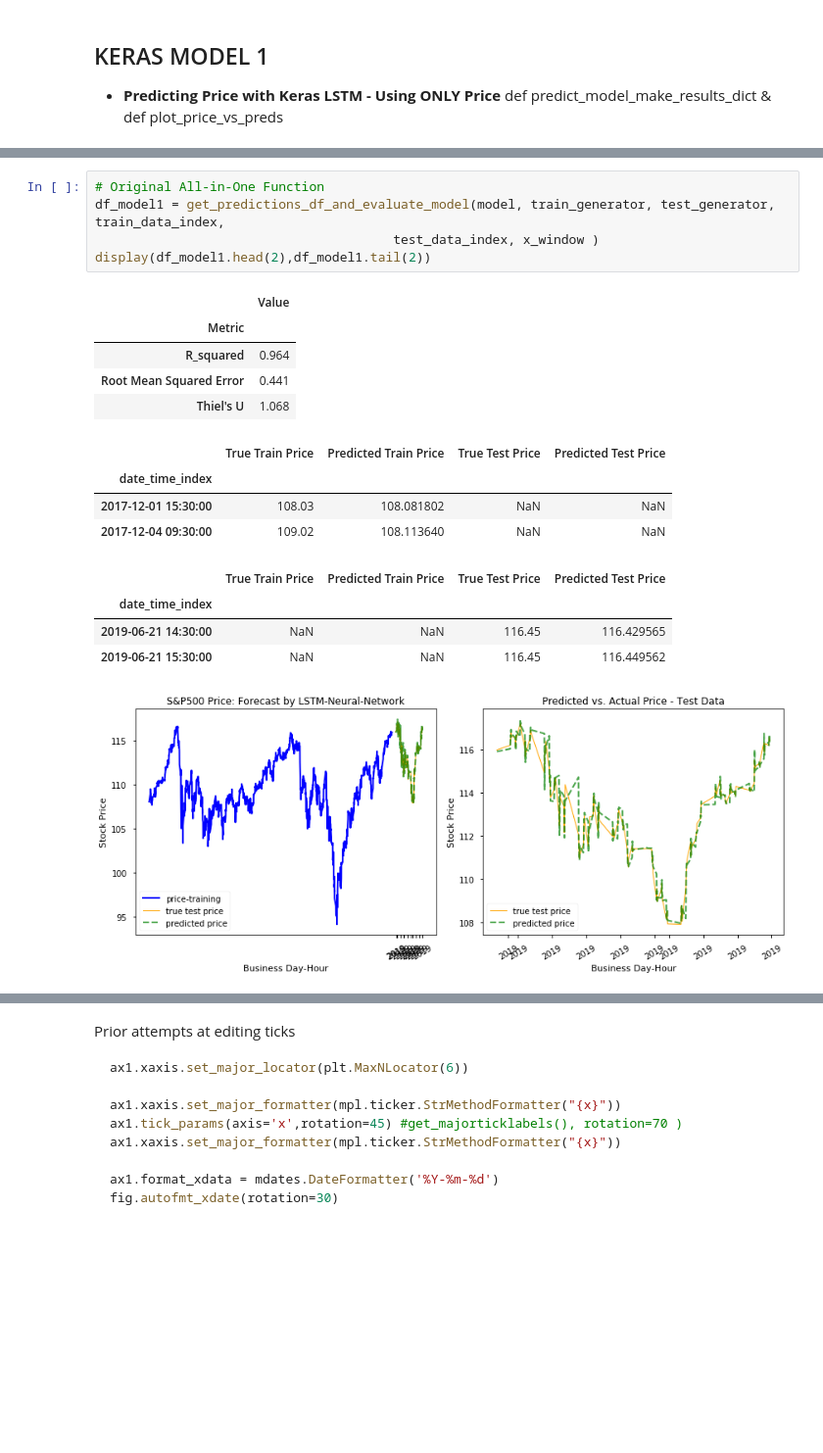
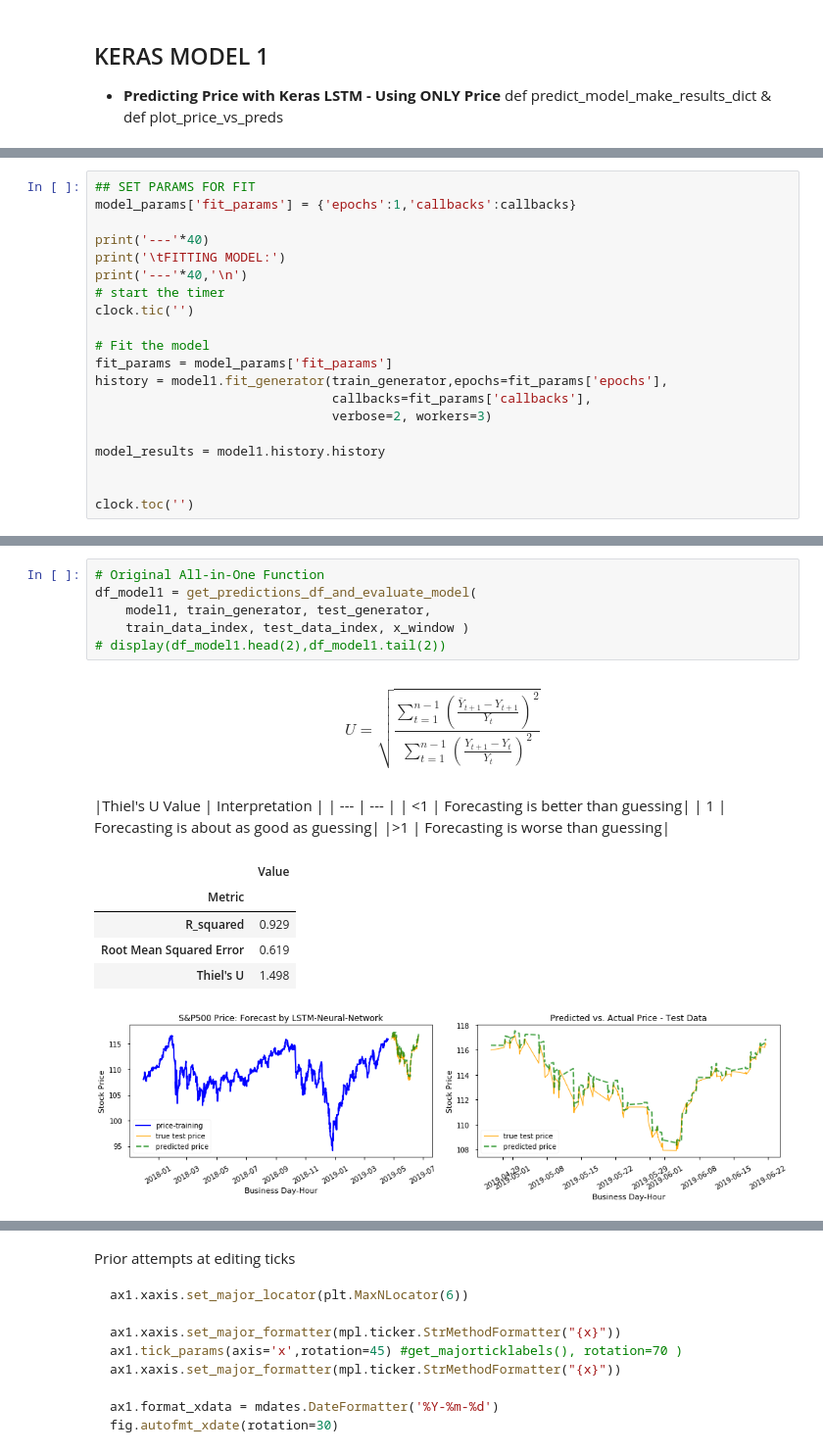
Before and after one commit to jirvingphd/dsc-5-capstone-project-online-ds-ft-021119, a Jupyter notebook: Capstone_Project_Outline_+_Analysis.ipynb, the cells around one changed output, grey strips where cells are left out. Shown at 98% size. Cells and saved outputs as stored; diff of their text form; blank space fills up the shorter version.

```diff
--- a/Capstone_Project_Outline_+_Analysis.ipynb
+++ b/Capstone_Project_Outline_+_Analysis.ipynb
@@ -822,3 +752,23 @@ Trainable params: 30,651
 Non-trainable params: 0
 _________________________________________________________________
 None
+# %%
+## SET PARAMS FOR FIT
+model_params['fit_params'] = {'epochs':1,'callbacks':callbacks}
+
+print('---'*40)
+print('\tFITTING MODEL:')
+print('---'*40,'\n')
+# start the timer
+clock.tic('')
+
+# Fit the model
+fit_params = model_params['fit_params']
+history = model1.fit_generator(train_generator,epochs=fit_params['epochs'],
+                               callbacks=fit_params['callbacks'],
+                               verbose=2, workers=3)
+
+model_results = model1.history.history
+
+
+clock.toc('')
@@ -1065,21 +1025,20 @@ bs.display_side_by_side(results_tf_train, results_tf_test)
 # %%
 # Original All-in-One Function
-df_model1 = get_predictions_df_and_evaluate_model(model, train_generator, test_generator, train_data_index,
-                                       test_data_index, x_window )
-display(df_model1.head(2),df_model1.tail(2))
+df_model1 = get_predictions_df_and_evaluate_model(
+    model1, train_generator, test_generator,
+    train_data_index, test_data_index, x_window )
+# display(df_model1.head(2),df_model1.tail(2))
 # %% [output]
+$$U = \sqrt{\frac{ \sum_{t=1 }^{n-1}\left(\frac{\bar{Y}_{t+1} - Y_{t+1}}{Y_t}\right)^2}{\sum_{t=1 }^{n-1}\left(\frac{Y_{t+1} - Y_{t}}{Y_t}\right)^2}}$$
+|Thiel's U Value | Interpretation |
+    | --- | --- |
+    | <1 | Forecasting is better than guessing|
+    | 1 | Forecasting is about as good as guessing|
+    |>1 | Forecasting is worse than guessing|
 |  | Value |
 | Metric |  |
-| R_squared | 0.964 |
-| Root Mean Squared Error | 0.441 |
-| Thiel's U | 1.068 |
+| R_squared | 0.929 |
+| Root Mean Squared Error | 0.619 |
+| Thiel's U | 1.498 |
-|  | True Train Price | Predicted Train Price | True Test Price | Predicted Test Price |
-| date_time_index |  |  |  |  |
-| 2017-12-01 15:30:00 | 108.03 | 108.081802 | NaN | NaN |
-| 2017-12-04 09:30:00 | 109.02 | 108.113640 | NaN | NaN |
-|  | True Train Price | Predicted Train Price | True Test Price | Predicted Test Price |
-| date_time_index |  |  |  |  |
-| 2019-06-21 14:30:00 | NaN | NaN | 116.45 | 116.429565 |
-| 2019-06-21 15:30:00 | NaN | NaN | 116.45 | 116.449562 |
-[figure, old version]
+[figure, new version]
 # %%
```
Also changed, not shown: parts of 37 cells of this notebook, 6 other files.
